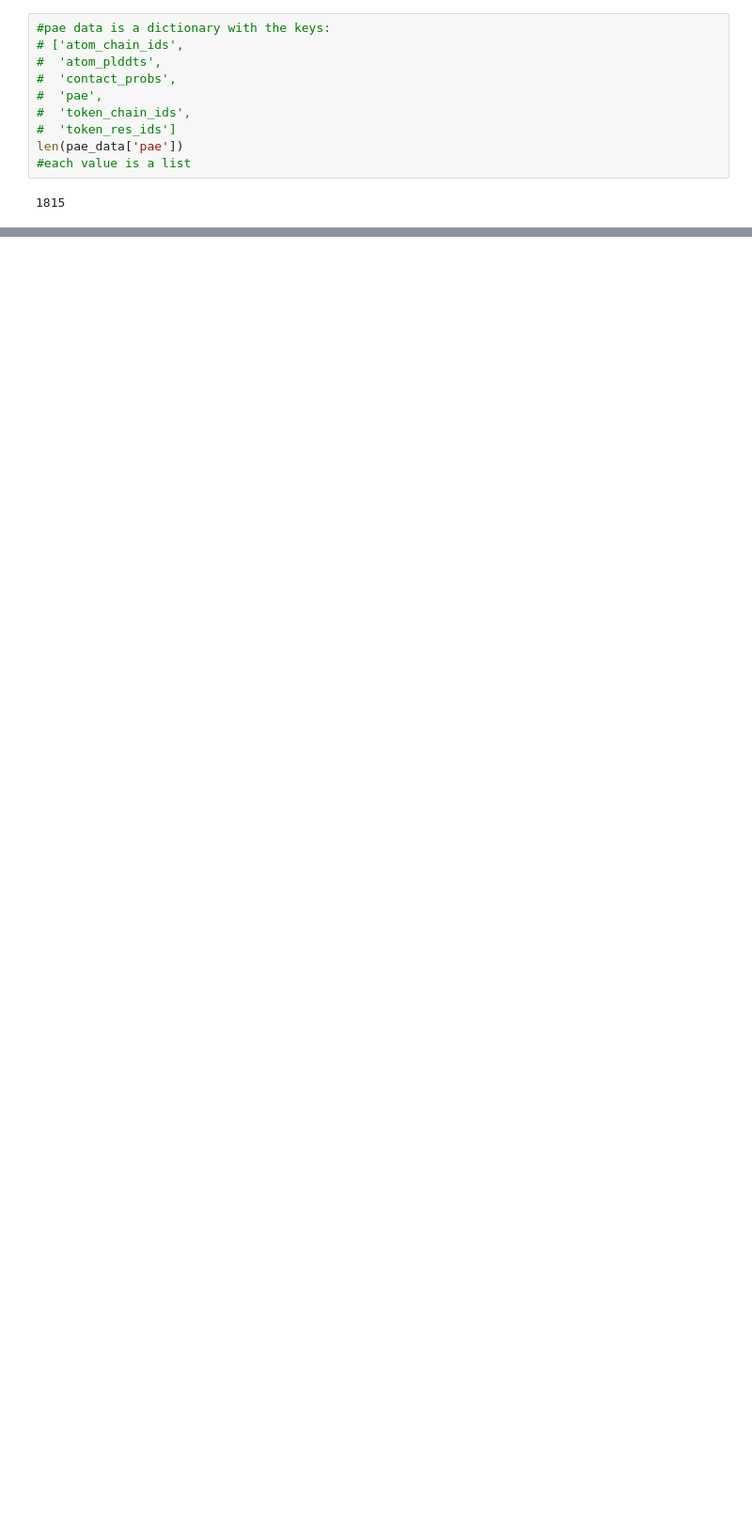
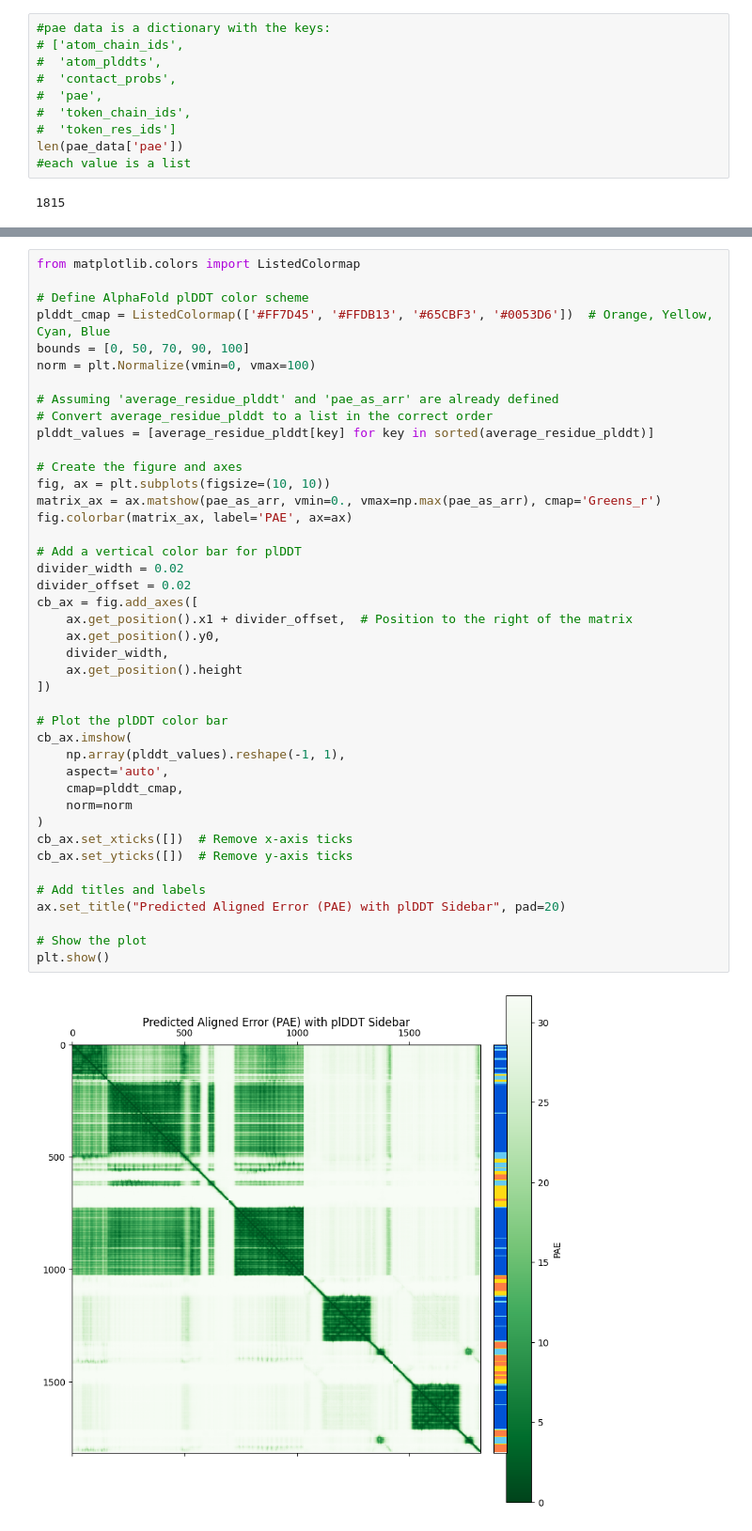
Before and after one commit to noabirman/RedefineSubunit, a Jupyter notebook: PAE_explore.ipynb, the cells around one changed output, grey strips where cells are left out. Shown at 94% size. Saved outputs shown, nothing was run; the diff lists cells and outputs as text; blank space fills up the shorter version.

```diff
--- a/PAE_explore.ipynb
+++ b/PAE_explore.ipynb
@@ -56,0 +180,44 @@ plt.show
+# %%
+from matplotlib.colors import ListedColormap
+
+# Define AlphaFold plDDT color scheme
+plddt_cmap = ListedColormap(['#FF7D45', '#FFDB13', '#65CBF3', '#0053D6'])  # Orange, Yellow, Cyan, Blue
+bounds = [0, 50, 70, 90, 100]
+norm = plt.Normalize(vmin=0, vmax=100)
+
+# Assuming 'average_residue_plddt' and 'pae_as_arr' are already defined
+# Convert average_residue_plddt to a list in the correct order
+plddt_values = [average_residue_plddt[key] for key in sorted(average_residue_plddt)]
+
+# Create the figure and axes
+fig, ax = plt.subplots(figsize=(10, 10))
+matrix_ax = ax.matshow(pae_as_arr, vmin=0., vmax=np.max(pae_as_arr), cmap='Greens_r')
+fig.colorbar(matrix_ax, label='PAE', ax=ax)
+
+# Add a vertical color bar for plDDT
+divider_width = 0.02
+divider_offset = 0.02
+cb_ax = fig.add_axes([
+    ax.get_position().x1 + divider_offset,  # Position to the right of the matrix
+    ax.get_position().y0,
+    divider_width,
+    ax.get_position().height
+])
+
+# Plot the plDDT color bar
+cb_ax.imshow(
+    np.array(plddt_values).reshape(-1, 1),
+    aspect='auto',
+    cmap=plddt_cmap,
+    norm=norm
+)
+cb_ax.set_xticks([])  # Remove x-axis ticks
+cb_ax.set_yticks([])  # Remove y-axis ticks
+
+# Add titles and labels
+ax.set_title("Predicted Aligned Error (PAE) with plDDT Sidebar", pad=20)
+
+# Show the plot
+plt.show()
+# %% [output]
+[figure, added]
```
Also changed, not shown: parts of 11 cells of this notebook, 2 other files.
